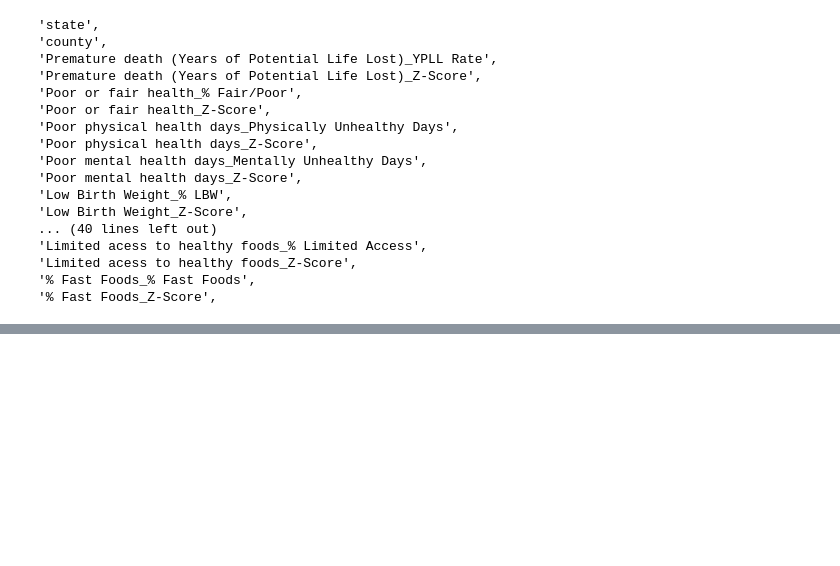
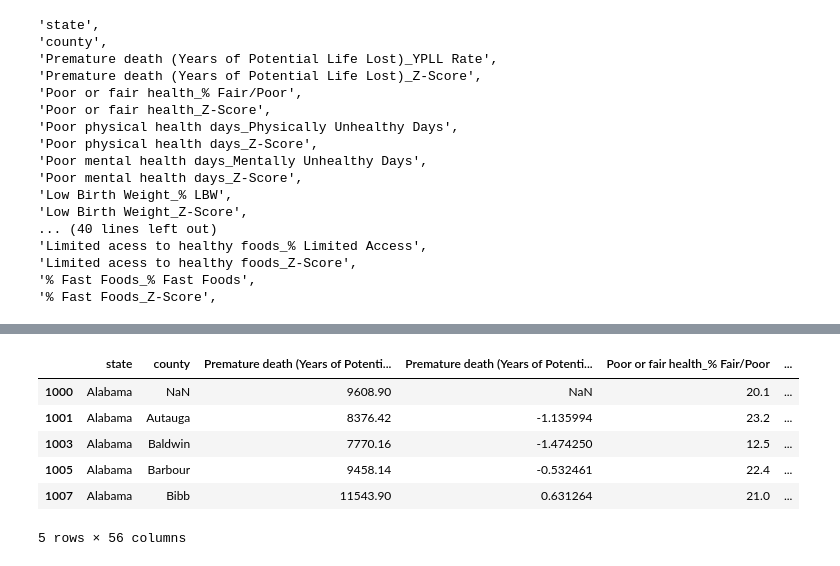
Before and after one commit to aurel1212/medicare-project, a Jupyter notebook: script/county_smash.ipynb, the cells around one changed output, grey strips where cells are left out. Cells and saved outputs as stored; diff of their text form; code cells hidden in the pictures; blank space fills up the shorter version.

```diff
--- a/script/county_smash.ipynb
+++ b/script/county_smash.ipynb
@@ -730,0 +830,10 @@ for i in df_full_ranks.columns:
+# %%
+df_full_ranks.head()
+# %% [output]
+|  | state | county | Premature death (Years of Potenti... | Premature death (Years of Potenti... | Poor or fair health_% Fair/Poor | ... |
+| 1000 | Alabama | NaN | 9608.90 | NaN | 20.1 | ... |
+| 1001 | Alabama | Autauga | 8376.42 | -1.135994 | 23.2 | ... |
+| 1003 | Alabama | Baldwin | 7770.16 | -1.474250 | 12.5 | ... |
+| 1005 | Alabama | Barbour | 9458.14 | -0.532461 | 22.4 | ... |
+| 1007 | Alabama | Bibb | 11543.90 | 0.631264 | 21.0 | ... |
+5 rows × 56 columns
```
Also changed, not shown: parts of 26 cells of this notebook.
